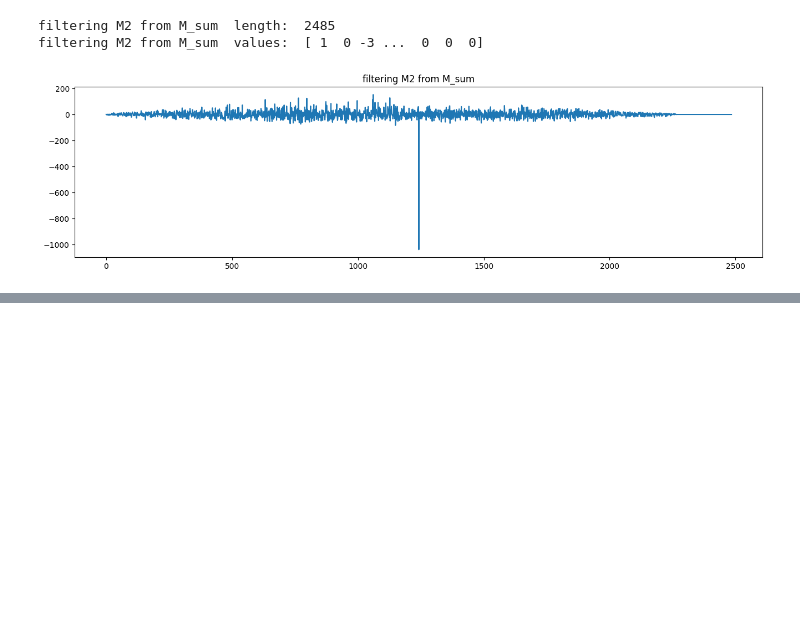
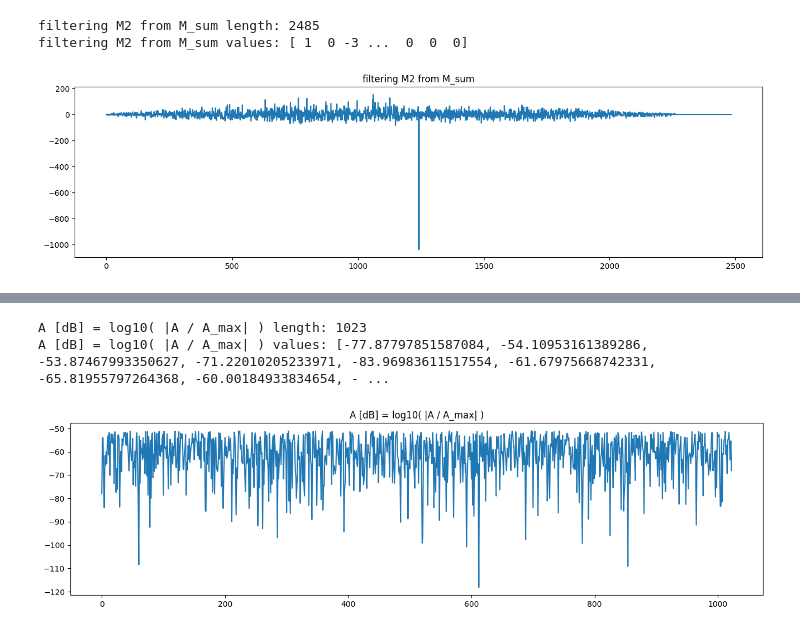
Before and after one commit to Shuregg/dsp-labs, a Jupyter notebook: Lab1_noise_like_signals.ipynb, the cells around one changed output, grey strips where cells are left out. Drawn from its saved outputs; the diff is of its cells as text; code cells hidden in the pictures; blank space fills up the shorter version.

```diff
--- a/Lab1_noise_like_signals.ipynb
+++ b/Lab1_noise_like_signals.ipynb
@@ -178,0 +179,11 @@ filtering M1 from M3  values:  [ 0.15842773  1.4463737  -2.01454547 ... -0.45781
+# %%
+# @title 1.9. Изображение зависимости, полученную в п. 1.8, в логарифмических единицах (dB) и анализ полученных результатов.
+A_max = max(M1_filtered_from_M3)
+A_dB = []
+for i in range (len(M3)):
+  A_dB.append(20 * numpy.log10(abs(M3[i] / A_max)))
+print_n_plot_signal(A_dB, "A [dB] = log10( |A / A_max| )")
+# %% [output]
+A [dB] = log10( |A / A_max| ) length: 1023
+A [dB] = log10( |A / A_max| ) values: [-77.87797851587084, -54.10953161389286, -53.87467993350627, -71.22010205233971, -83.96983611517554, -61.67975668742331, -65.81955797264368, -60.00184933834654, - ...
+[figure, added]
```
Also changed, not shown: parts of 16 cells of this notebook.
